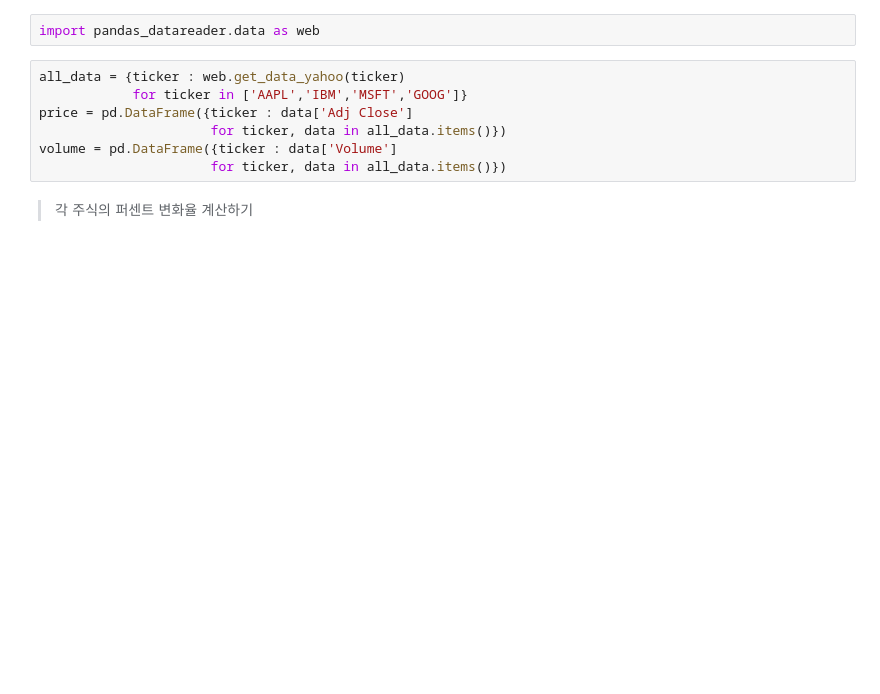
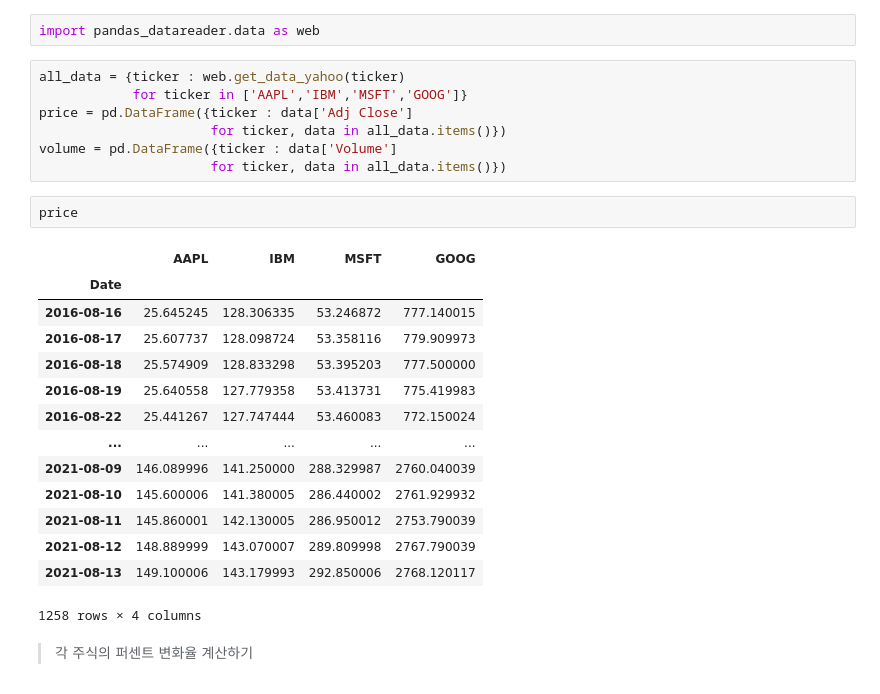
Before and after one commit to gusdn5656/python-basic, a Jupyter notebook: Python for Data Analysis/Chapter 5 pandas 시작하기.ipynb, the cells around one changed output. Cells and saved outputs as stored; diff of their text form; blank space fills up the shorter version.

```diff
--- a/Python for Data Analysis/Chapter 5 pandas 시작하기.ipynb
+++ b/Python for Data Analysis/Chapter 5 pandas 시작하기.ipynb
@@ -759,6 +1353,23 @@ price = pd.DataFrame({ticker : data['Adj Close']
                       for ticker, data in all_data.items()})
 volume = pd.DataFrame({ticker : data['Volume']
                       for ticker, data in all_data.items()})
+# %%
+price
+# %% [output]
+|  | AAPL | IBM | MSFT | GOOG |
+| Date |  |  |  |  |
+| 2016-08-16 | 25.645245 | 128.306335 | 53.246872 | 777.140015 |
+| 2016-08-17 | 25.607737 | 128.098724 | 53.358116 | 779.909973 |
+| 2016-08-18 | 25.574909 | 128.833298 | 53.395203 | 777.500000 |
+| 2016-08-19 | 25.640558 | 127.779358 | 53.413731 | 775.419983 |
+| 2016-08-22 | 25.441267 | 127.747444 | 53.460083 | 772.150024 |
+| ... | ... | ... | ... | ... |
+| 2021-08-09 | 146.089996 | 141.250000 | 288.329987 | 2760.040039 |
+| 2021-08-10 | 145.600006 | 141.380005 | 286.440002 | 2761.929932 |
+| 2021-08-11 | 145.860001 | 142.130005 | 286.950012 | 2753.790039 |
+| 2021-08-12 | 148.889999 | 143.070007 | 289.809998 | 2767.790039 |
+| 2021-08-13 | 149.100006 | 143.179993 | 292.850006 | 2768.120117 |
+1258 rows × 4 columns
 # %% [markdown]
 > 각 주식의 퍼센트 변화율 계산하기
 # %%
```
Also changed, not shown: parts of 117 cells of this notebook, 4 other files.
